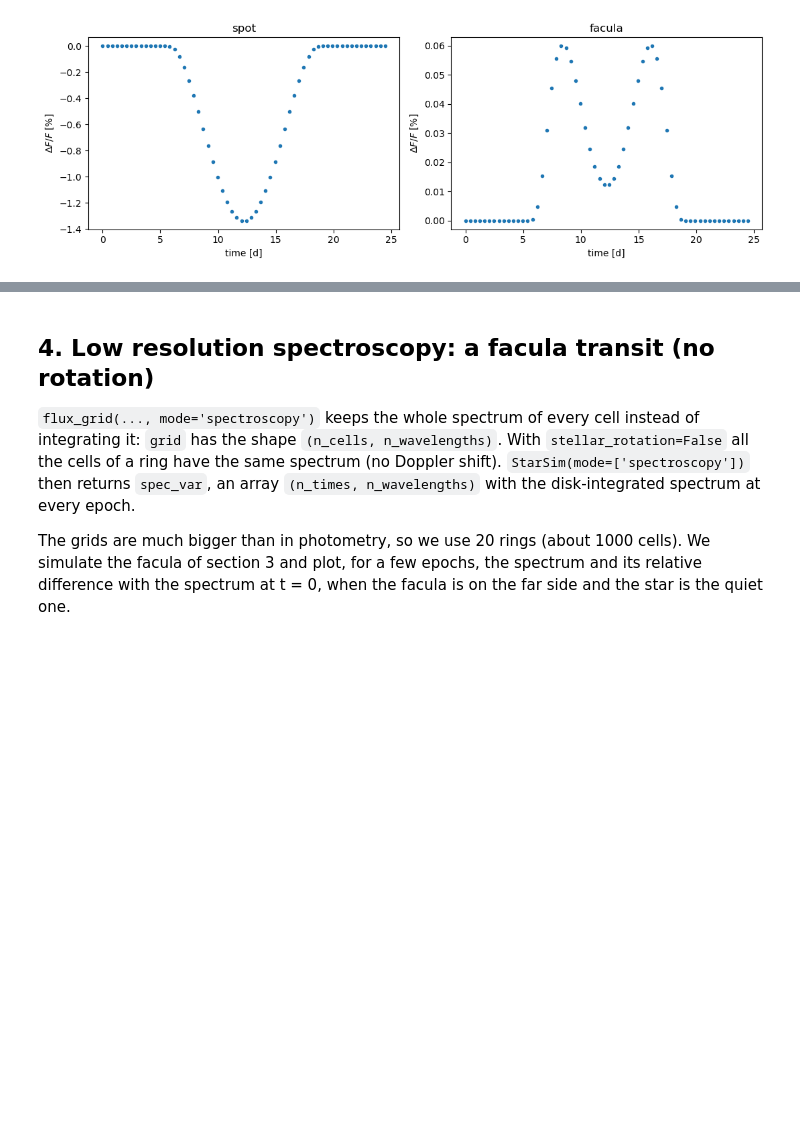
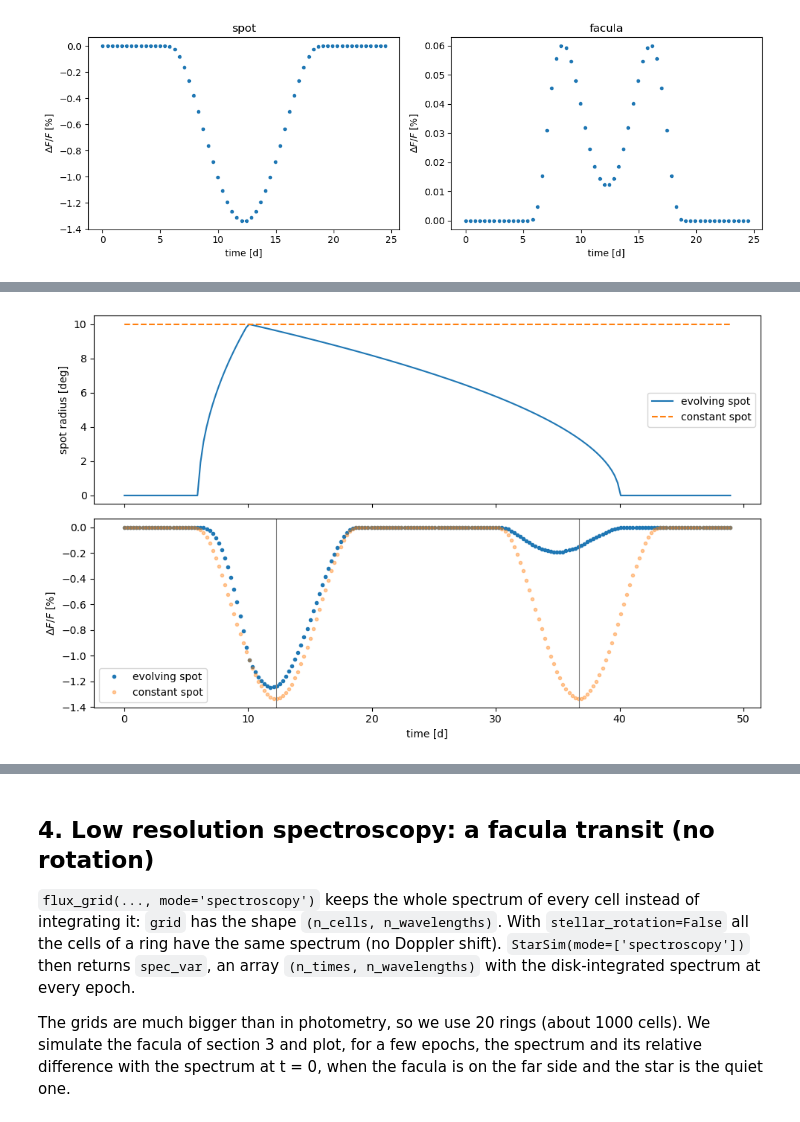
Before and after one commit to sophiestucki/sunsim, a Jupyter notebook: tutorial.ipynb, the cells around one changed output, grey strips where cells are left out. Saved outputs shown, nothing was run; the diff lists cells and outputs as text; code cells hidden in the pictures; blank space fills up the shorter version.

```diff
--- a/tutorial.ipynb
+++ b/tutorial.ipynb
@@ -56,10 +172,10 @@ from active_region import *
 from spectrum_utils import *        # black_body, mask_weights, ...
 # %%
 ##### Star #####
-rotation_period = 24.47            # [days]
+rotation_period = 24.47            # [days] at the equator
 stellar_radius = 1                 # [solar radii]
 inclination = 0                    # [rad] equator-on, used for the transits (see section 1)
-differential_rotation = 0
+differential_rotation = SOLAR_DIFFERENTIAL_ROTATION   # (B, C) [deg/day] of Omega(lat) = Omega_eq + B sin^2(lat) + C sin^4(lat), see section 1
 T_quiet = 5770                     # [K]
 spot_dT = 500                      # [K] the spot is cooler than the quiet photosphere by this amount
 
@@ -104,8 +220,7 @@ def simulate(regions, mode, N_rings, **grids):
     ss = StarSim(time, N_rings, inclination=inclination, rotation_period=rotation_period,
                  differential_rotation=differential_rotation, active_regions_map=regions,
                  mode=mode, stellar_radius=stellar_radius, **grids)
-    with contextlib.redirect_stdout(io.StringIO()):      # StarSim prints its progress, not needed here
-        ss.generate_timeseries()
+    ss.generate_timeseries()
     return ss
 # %% [markdown]
 ## 3. Photometry with low resolution spectra
@@ -196,0 +316,35 @@ plt.show()
+# %%
+def growth_decay(dt, size, t_grow=4.0, t_decay=30.0):
+    """Area growing linearly during t_grow and decaying linearly during t_decay [days]; returns the radius [deg]."""
+    area = np.where(dt < t_grow, dt / t_grow, 1 - (dt - t_grow) / t_decay)    # area / maximum area, < 0 outside the life of the spot
+    return size * np.sqrt(np.clip(area, 0, None))                               # (clip only because sqrt needs >= 0)
+
+time_evol = np.linspace(0, 2 * rotation_period, 200)                          # two rotations [days]
+
+def simulate_evolution(regions):
+    ss = StarSim(time_evol, N_rings_phot, inclination=inclination, rotation_period=rotation_period,
+                 differential_rotation=differential_rotation, active_regions_map=regions, mode=['photometry'],
+                 stellar_radius=stellar_radius,
+                 flux_grid_qp=flux_grid_quiet.grid, flux_grid_sp=flux_grid_sp.grid, flux_grid_fc=flux_grid_fc.grid)
+    ss.generate_timeseries()
+    return ss
+
+evolving = simulate_evolution([active_region('sp', 10, 90, 180, appearance_time=6, evolution=growth_decay)])
+constant = simulate_evolution([active_region('sp', 10, 90, 180)])
+
+fig, (ax1, ax2) = plt.subplots(2, 1, figsize=(10, 6), sharex=True)
+ax1.plot(time_evol, np.rad2deg(evolving.regions_pos[:, 0, 2]), label='evolving spot')
+ax1.plot(time_evol, np.rad2deg(constant.regions_pos[:, 0, 2]), '--', label='constant spot')
+ax1.set_ylabel('spot radius [deg]')
+ax1.legend()
+ax2.plot(time_evol, relative_flux(evolving), '.', label='evolving spot')
+ax2.plot(time_evol, relative_flux(constant), '.', alpha=0.4, label='constant spot')
+for k in (0.5, 1.5):
+    ax2.axvline(k * rotation_period, color='grey', lw=0.8)                    # the spot crosses the disc centre
+ax2.set_ylabel('$\\Delta F / F$ [%]')
+ax2.set_xlabel('time [d]')
+ax2.legend()
+plt.tight_layout()
+plt.show()
+# %% [output]
+[figure, added]
```
Also changed, not shown: parts of 28 cells of this notebook, 6 other files.
